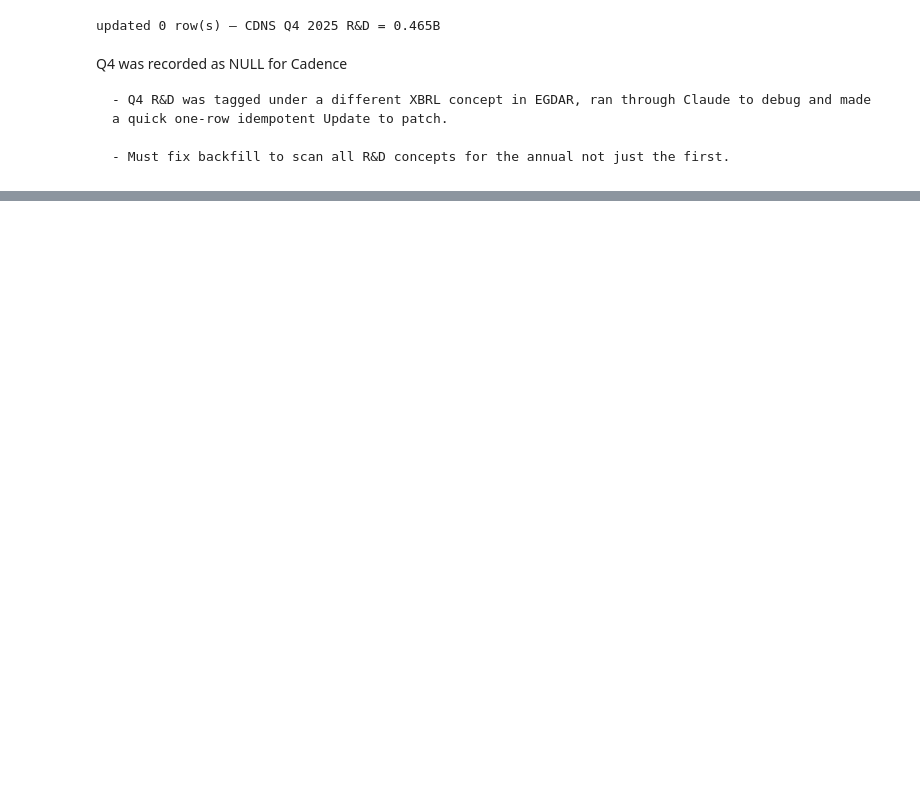
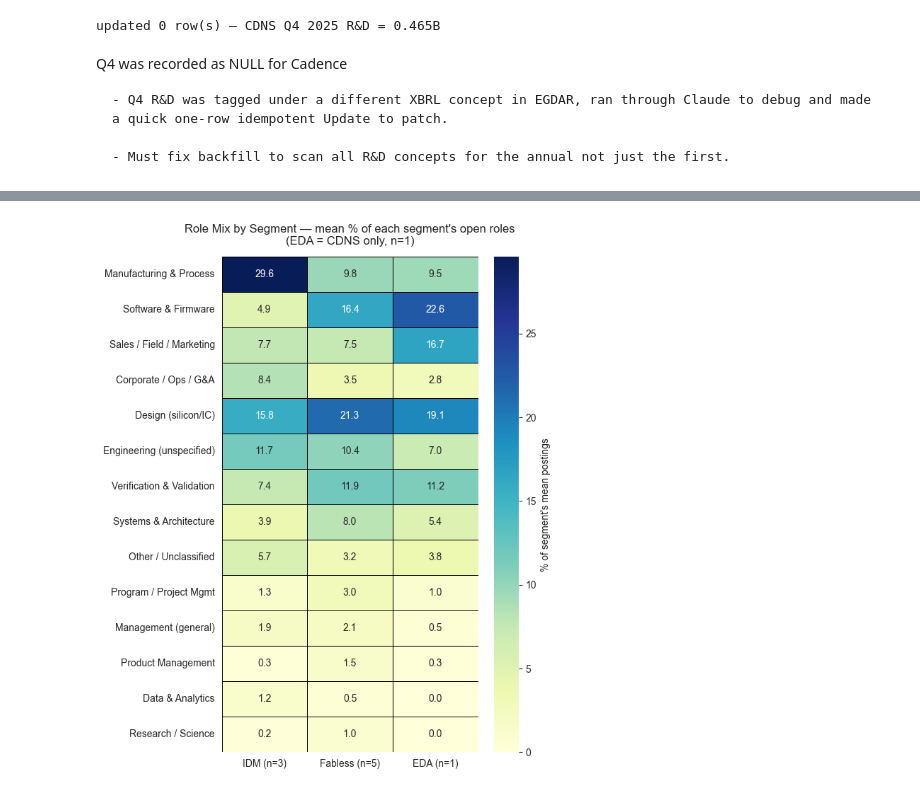
Before and after one commit to johanndeboda/sector-signals, a Jupyter notebook: analysis/20_cross_signals.ipynb, the cells around one changed output, grey strips where cells are left out. Saved outputs shown, nothing was run; the diff lists cells and outputs as text; code cells hidden in the pictures; blank space fills up the shorter version.

```diff
--- a/analysis/20_cross_signals.ipynb
+++ b/analysis/20_cross_signals.ipynb
@@ -262,0 +281,31 @@ SyntaxError: closing parenthesis ']' does not match opening parenthesis '{' on l
+# %%
+import matplotlib.pyplot as plt
+import seaborn as sns
+
+# self-contained: role buckets = signals columns minus the id/financial ones
+non_role = ["segment", "n_jobs", "ai_pct", "rd_intensity", "operating_margin", "rd_qtrs"]
+role_cols = [c for c in signals.columns if c not in non_role]
+
+seg_mix = signals.groupby("segment")[role_cols].mean().round(1)
+spread  = (seg_mix.max() - seg_mix.min()).sort_values(ascending=False)
+
+seg_order = ["IDM", "Fabless", "EDA"]                 # manufacturing pole -> software pole
+seg_mix = seg_mix.loc[seg_order, spread.index]        # rows=segments (gradient), cols=buckets (by spread)
+seg_mix.index = [f"{s} (n={(signals['segment'] == s).sum()})" for s in seg_order]
+
+plt.figure(figsize=(6.5, 8))
+sns.heatmap(
+    seg_mix.T,                    # buckets as rows (by spread), segments as columns
+    annot=True, fmt='.1f',
+    cmap='YlGnBu',
+    linewidths=0.7, linecolor='black',
+    cbar_kws={'label': "% of segment's mean postings"},
+)
+plt.title("Role Mix by Segment — mean % of each segment's open roles\n"
+          "(EDA = CDNS only, n=1)", fontsize=12, pad=12)
+plt.xlabel(""); plt.ylabel("")
+plt.tight_layout()
+plt.savefig("role_mix_by_segment.png", dpi=150, bbox_inches="tight")
+plt.show()
+# %% [output]
+[figure, added]
```
Also changed, not shown: parts of 11 cells of this notebook, 2 other files.
